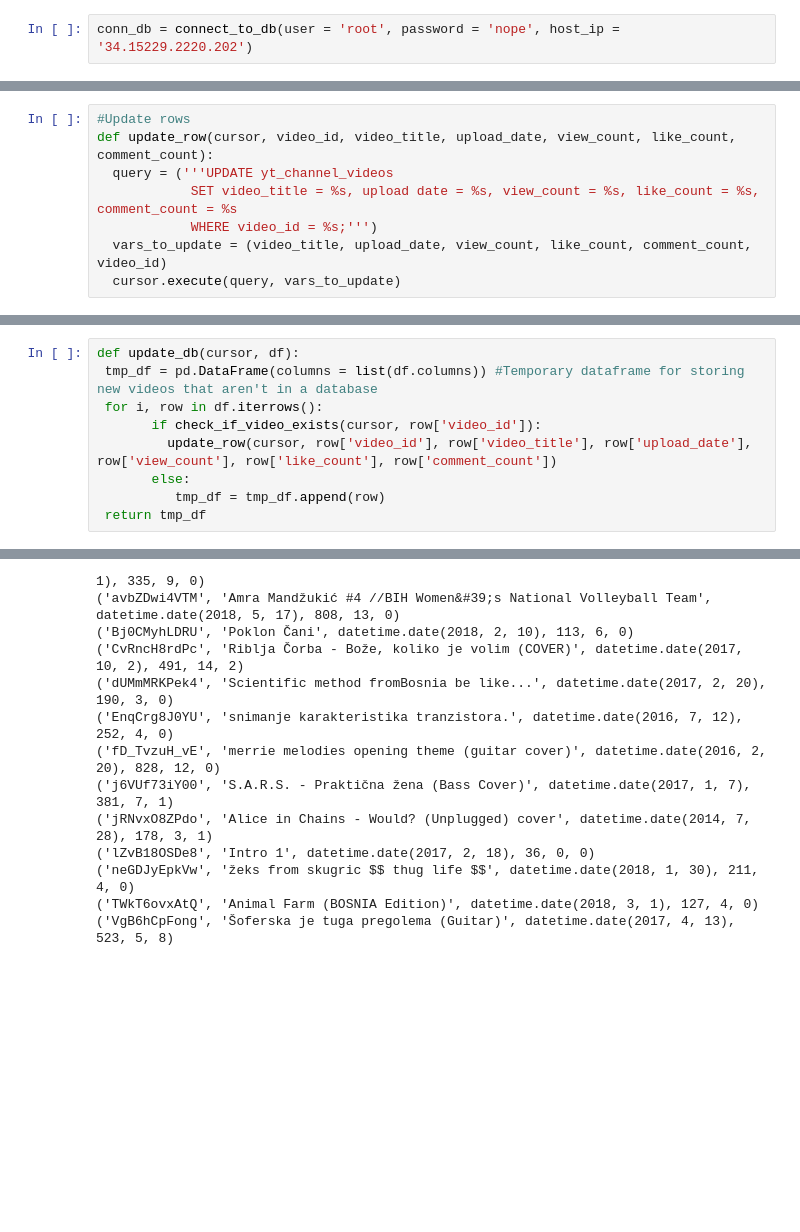
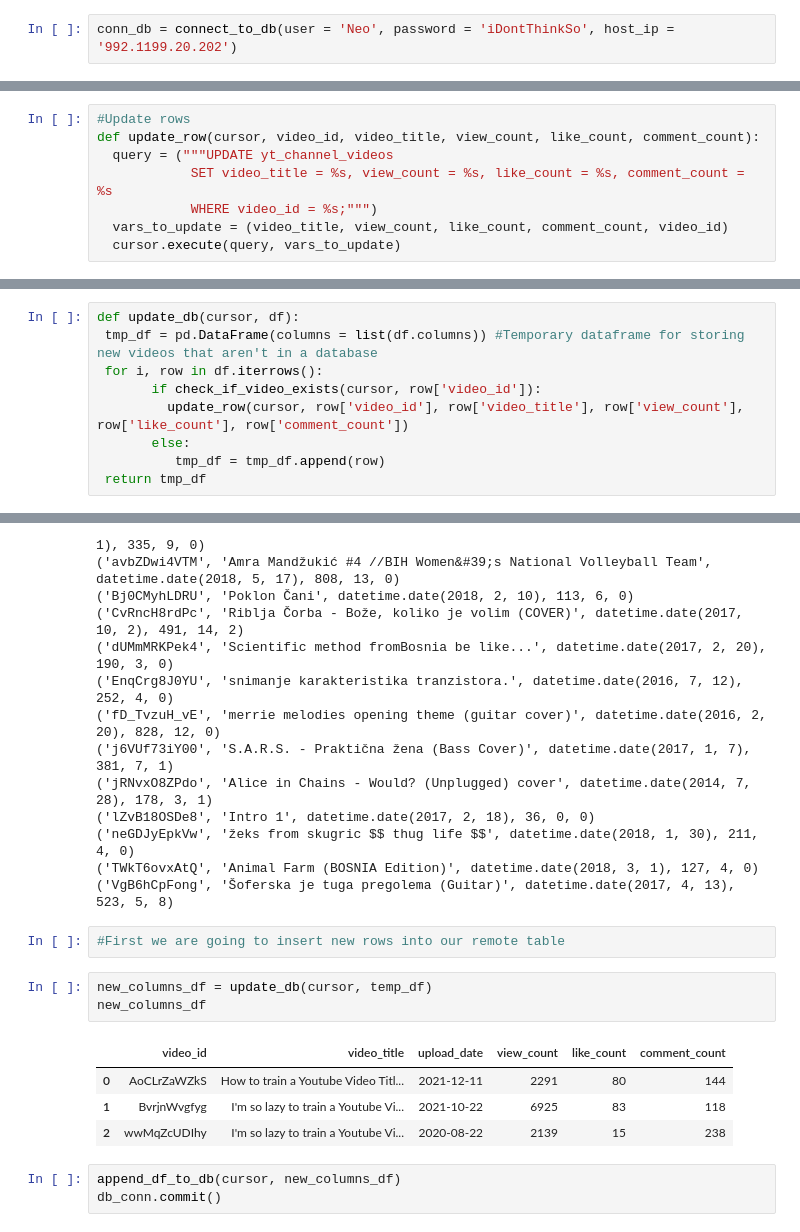
Before and after one commit to lobvh/from-csv-to-cloud, a Jupyter notebook: from_csv_to_cloud_v2.ipynb, the cells around one changed output, grey strips where cells are left out. Saved outputs shown, nothing was run; the diff lists cells and outputs as text; blank space fills up the shorter version.

```diff
--- a/from_csv_to_cloud_v2.ipynb
+++ b/from_csv_to_cloud_v2.ipynb
@@ -56,7 +53,7 @@ def connect_to_db(user, password, host_ip):
 
   return cnxn
 # %%
-conn_db = connect_to_db(user = 'root', password = 'nope', host_ip = '34.15229.2220.202')
+conn_db = connect_to_db(user = 'Neo', password = 'iDontThinkSo', host_ip = '992.1199.20.202')
 # %% [output]
 You are sucessfully connected to the Cloud instance!
 # %%
@@ -131,11 +131,11 @@ def check_if_video_exists(cursor, video_id):
   return cursor.fetchone() is not None #If there is a row fetchone() will return it, if not it will return None
 # %%
 #Update rows
-def update_row(cursor, video_id, video_title, upload_date, view_count, like_count, comment_count):
-  query = ('''UPDATE yt_channel_videos
-            SET video_title = %s, upload date = %s, view_count = %s, like_count = %s, comment_count = %s
-            WHERE video_id = %s;''')
-  vars_to_update = (video_title, upload_date, view_count, like_count, comment_count, video_id)
+def update_row(cursor, video_id, video_title, view_count, like_count, comment_count):
+  query = ("""UPDATE yt_channel_videos
+            SET video_title = %s, view_count = %s, like_count = %s, comment_count = %s
+            WHERE video_id = %s;""")
+  vars_to_update = (video_title, view_count, like_count, comment_count, video_id)
   cursor.execute(query, vars_to_update)
 # %%
 tmp_df = pd.DataFrame(columns = list(df.columns))
@@ -147,7 +147,7 @@ def update_db(cursor, df):
  tmp_df = pd.DataFrame(columns = list(df.columns)) #Temporary dataframe for storing new videos that aren't in a database
  for i, row in df.iterrows():
        if check_if_video_exists(cursor, row['video_id']):
-         update_row(cursor, row['video_id'], row['video_title'], row['upload_date'], row['view_count'], row['like_count'], row['comment_count'])
+         update_row(cursor, row['video_id'], row['video_title'], row['view_count'], row['like_count'], row['comment_count'])
        else:
           tmp_df = tmp_df.append(row)
  return tmp_df
@@ -477,3 +477,16 @@ for row in output:
 ('neGDJyEpkVw', 'žeks from skugric $$ thug life $$', datetime.date(2018, 1, 30), 211, 4, 0)
 ('TWkT6ovxAtQ', 'Animal Farm (BOSNIA Edition)', datetime.date(2018, 3, 1), 127, 4, 0)
 ('VgB6hCpFong', 'Šoferska je tuga pregolema (Guitar)', datetime.date(2017, 4, 13), 523, 5, 8)
+# %%
+#First we are going to insert new rows into our remote table
+# %%
+new_columns_df = update_db(cursor, temp_df)
+new_columns_df
+# %% [output]
+|  | video_id | video_title | upload_date | view_count | like_count | comment_count |
+| 0 | AoCLrZaWZkS | How to train a Youtube Video Titl... | 2021-12-11 | 2291 | 80 | 144 |
+| 1 | BvrjnWvgfyg | I'm so lazy to train a Youtube Vi... | 2021-10-22 | 6925 | 83 | 118 |
+| 2 | wwMqZcUDIhy | I'm so lazy to train a Youtube Vi... | 2020-08-22 | 2139 | 15 | 238 |
+# %%
+append_df_to_db(cursor, new_columns_df)
+db_conn.commit()
```
Also changed, not shown: parts of 31 cells of this notebook, 1 other file.
